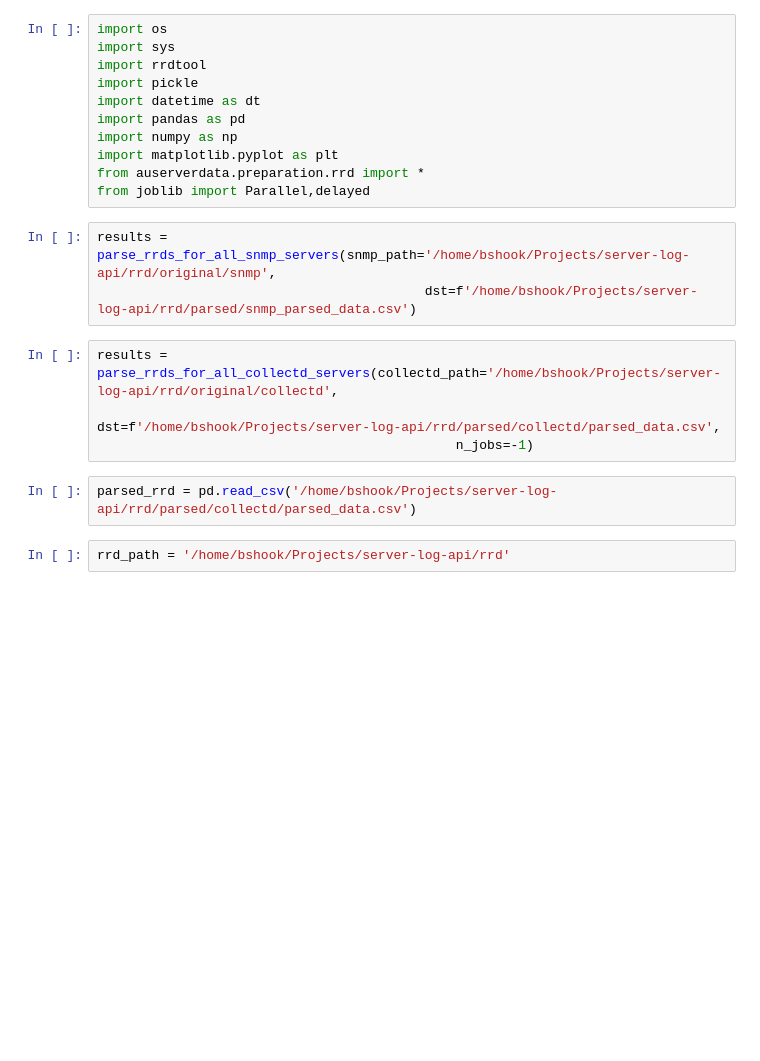
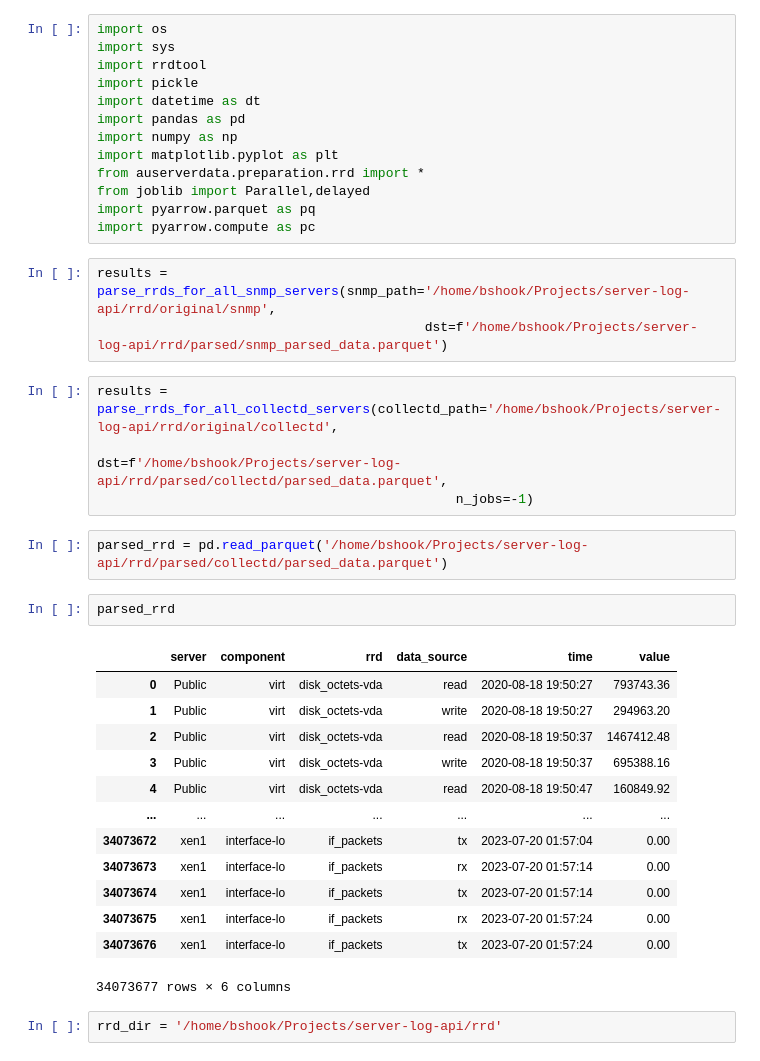
Before and after one commit to autonlab/server-log-api, a Jupyter notebook: rrd_explorer.ipynb, the cells around one changed output. Cells and saved outputs as stored; diff of their text form; blank space fills up the shorter version.

```diff
--- a/rrd_explorer.ipynb
+++ b/rrd_explorer.ipynb
@@ -9,14 +9,32 @@ import numpy as np
 import matplotlib.pyplot as plt
 from auserverdata.preparation.rrd import *
 from joblib import Parallel,delayed
+import pyarrow.parquet as pq
+import pyarrow.compute as pc
 # %%
 results = parse_rrds_for_all_snmp_servers(snmp_path='/home/bshook/Projects/server-log-api/rrd/original/snmp',
-                                          dst=f'/home/bshook/Projects/server-log-api/rrd/parsed/snmp_parsed_data.csv')
+                                          dst=f'/home/bshook/Projects/server-log-api/rrd/parsed/snmp_parsed_data.parquet')
 # %%
 results = parse_rrds_for_all_collectd_servers(collectd_path='/home/bshook/Projects/server-log-api/rrd/original/collectd',
-                                              dst=f'/home/bshook/Projects/server-log-api/rrd/parsed/collectd/parsed_data.csv',
+                                              dst=f'/home/bshook/Projects/server-log-api/rrd/parsed/collectd/parsed_data.parquet',
                                               n_jobs=-1)
 # %%
-parsed_rrd = pd.read_csv('/home/bshook/Projects/server-log-api/rrd/parsed/collectd/parsed_data.csv')
+parsed_rrd = pd.read_parquet('/home/bshook/Projects/server-log-api/rrd/parsed/collectd/parsed_data.parquet')
+# %%
+parsed_rrd
+# %% [output]
+|  | server | component | rrd | data_source | time | value |
+| 0 | Public | virt | disk_octets-vda | read | 2020-08-18 19:50:27 | 793743.36 |
+| 1 | Public | virt | disk_octets-vda | write | 2020-08-18 19:50:27 | 294963.20 |
+| 2 | Public | virt | disk_octets-vda | read | 2020-08-18 19:50:37 | 1467412.48 |
+| 3 | Public | virt | disk_octets-vda | write | 2020-08-18 19:50:37 | 695388.16 |
+| 4 | Public | virt | disk_octets-vda | read | 2020-08-18 19:50:47 | 160849.92 |
+| ... | ... | ... | ... | ... | ... | ... |
+| 34073672 | xen1 | interface-lo | if_packets | tx | 2023-07-20 01:57:04 | 0.00 |
+| 34073673 | xen1 | interface-lo | if_packets | rx | 2023-07-20 01:57:14 | 0.00 |
+| 34073674 | xen1 | interface-lo | if_packets | tx | 2023-07-20 01:57:14 | 0.00 |
+| 34073675 | xen1 | interface-lo | if_packets | rx | 2023-07-20 01:57:24 | 0.00 |
+| 34073676 | xen1 | interface-lo | if_packets | tx | 2023-07-20 01:57:24 | 0.00 |
+34073677 rows × 6 columns
 # %%
-rrd_path = '/home/bshook/Projects/server-log-api/rrd'
+rrd_dir = '/home/bshook/Projects/server-log-api/rrd'
```
Also changed, not shown: parts of 14 cells of this notebook.
